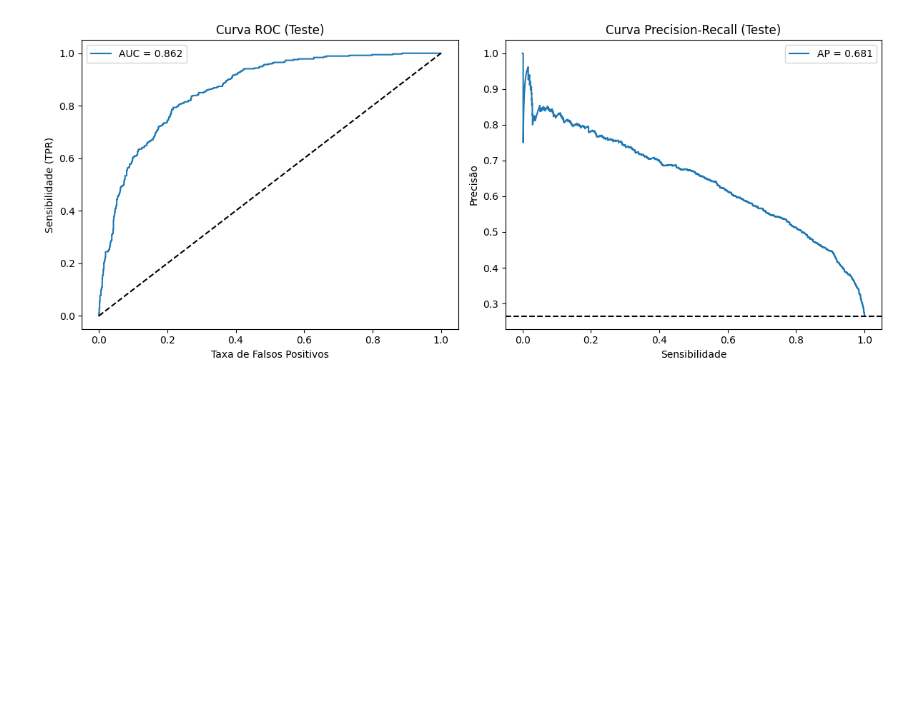
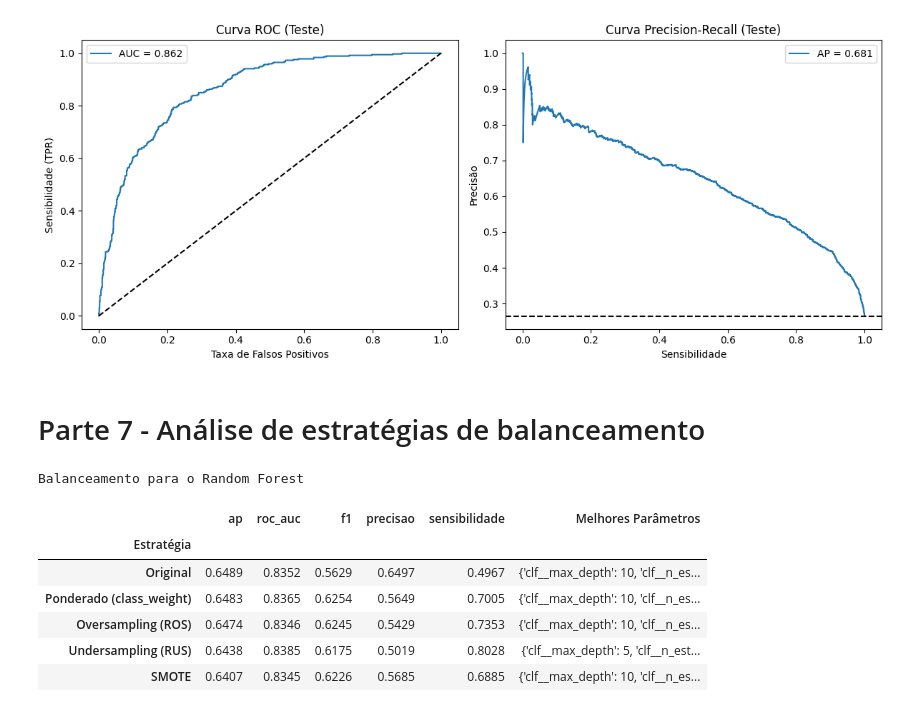
Before and after one commit to VictorTrasancos/Telco-Customer-Churn, a Jupyter notebook: telco_customer.ipynb, the cells around one changed output. Cells and saved outputs as stored; diff of their text form; code cells hidden in the pictures; blank space fills up the shorter version.

Commit message:
Adição da parte 7: Análise de estratégias de balanceamento

```diff
--- a/telco_customer.ipynb
+++ b/telco_customer.ipynb
@@ -511,3 +511,67 @@ Matriz de Confusão com Limiar Ótimo (0.297):
 [[793 243]
  [ 73 300]]
 [figure]
+# %% [markdown]
+# Parte 7 - Análise de estratégias de balanceamento
+# %%
+from imblearn.pipeline import Pipeline as ImbPipeline
+from imblearn.over_sampling import SMOTE, RandomOverSampler
+from imblearn.under_sampling import RandomUnderSampler
+
+# Escolhemos o modelo que obteve pior sensibilidade
+modelo_base = RandomForestClassifier(random_state=42)
+grid_rf = {"clf__max_depth": [5, 10], "clf__n_estimators": [100, 200]}
+
+amostradores = {
+    "Undersampling (RUS)": RandomUnderSampler(random_state=42),
+    "Oversampling (ROS)": RandomOverSampler(random_state=42),
+    "SMOTE": SMOTE(random_state=42)
+}
+
+resultados_reamostragem = []
+
+for nome_estrategia, sampler in amostradores.items():
+
+    pipe_imb = ImbPipeline([
+        ('prep', preprocessor_base), # Nosso pré-processador do Bloco 3
+        ('sampler', sampler),        # Técnica de reamostragem
+        ('clf', modelo_base)         # O classificador
+    ])
+
+    # Otimização com o GridSearchCV
+    gs = GridSearchCV(pipe_imb, grid_rf, scoring=SCORING, refit='ap', cv=cv, n_jobs=-1)
+    gs.fit(X_train, y_train)
+
+    idx = gs.best_index_
+    linha = {'Estratégia': nome_estrategia}
+
+    # Extrai as métricas
+    for m in SCORING:
+        linha[m] = float(gs.cv_results_[f"mean_test_{m}"][idx])
+
+    linha['Melhores Parâmetros'] = str(gs.best_params_)
+    resultados_reamostragem.append(linha)
+
+    # Construindo a tabela final
+df_reamostragem = pd.DataFrame(resultados_reamostragem)
+
+# Recuperando o desempenho da Random Forest
+rf_historico = df_final[df_final['Modelo'] == 'Random Forest'].copy()
+rf_historico = rf_historico.drop(columns=['Modelo'])
+
+# Unindo numa única tabela
+comparativo_rf = pd.concat([rf_historico, df_reamostragem], ignore_index=True)
+comparativo_rf = comparativo_rf[['Estratégia', 'ap', 'roc_auc', 'f1', 'precisao', 'sensibilidade', 'Melhores Parâmetros']]
+comparativo_rf = comparativo_rf.sort_values(by='ap', ascending=False).set_index('Estratégia')
+
+print("Balanceamento para o Random Forest")
+display(comparativo_rf.round(4))
+# %% [output]
+Balanceamento para o Random Forest
+|  | ap | roc_auc | f1 | precisao | sensibilidade | Melhores Parâmetros |
+| Estratégia |  |  |  |  |  |  |
+| Original | 0.6489 | 0.8352 | 0.5629 | 0.6497 | 0.4967 | {'clf__max_depth': 10, 'clf__n_es... |
+| Ponderado (class_weight) | 0.6483 | 0.8365 | 0.6254 | 0.5649 | 0.7005 | {'clf__max_depth': 10, 'clf__n_es... |
+| Oversampling (ROS) | 0.6474 | 0.8346 | 0.6245 | 0.5429 | 0.7353 | {'clf__max_depth': 10, 'clf__n_es... |
+| Undersampling (RUS) | 0.6438 | 0.8385 | 0.6175 | 0.5019 | 0.8028 | {'clf__max_depth': 5, 'clf__n_est... |
+| SMOTE | 0.6407 | 0.8345 | 0.6226 | 0.5685 | 0.6885 | {'clf__max_depth': 10, 'clf__n_es... |
```
